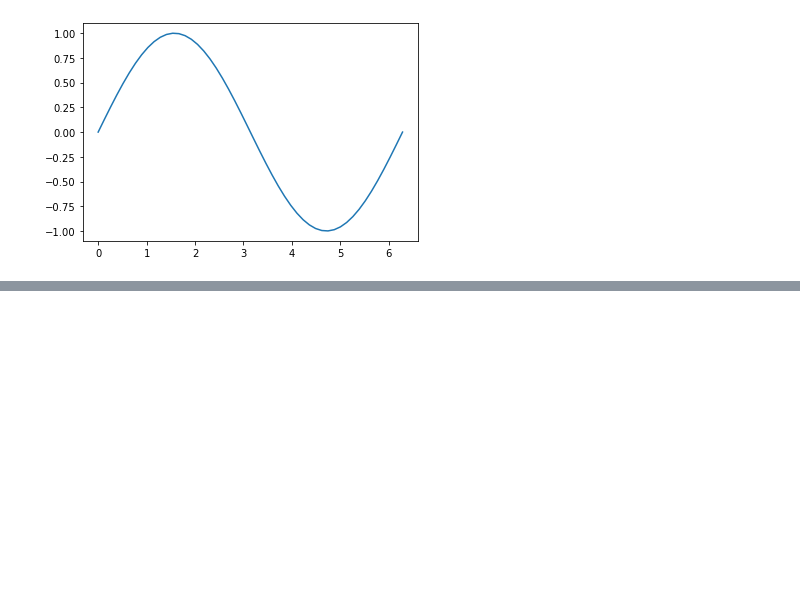
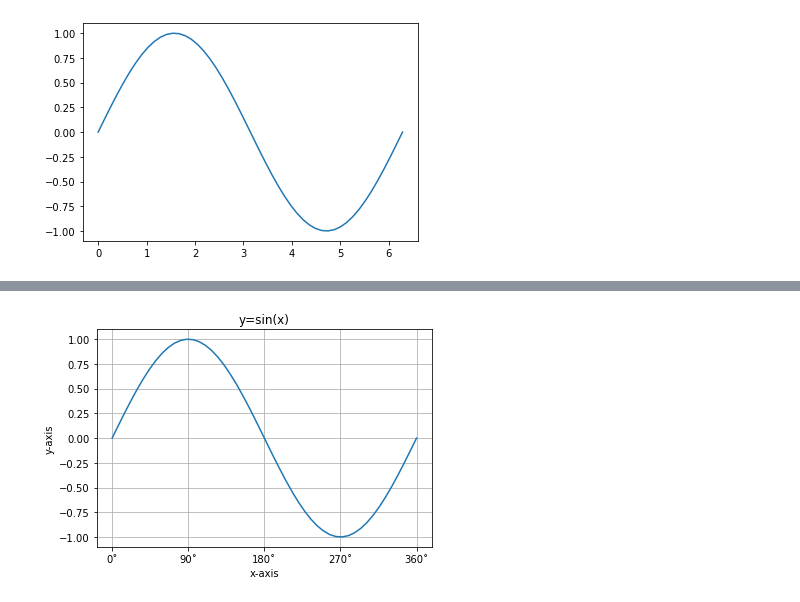
Before and after one commit to hyun031916/deep_learning_project, a Jupyter notebook: 한 종류의 데이터 시각화하기.ipynb, the cells around one changed output, grey strips where cells are left out. Saved outputs shown, nothing was run; the diff lists cells and outputs as text; code cells hidden in the pictures; blank space fills up the shorter version.

```diff
--- a/한 종류의 데이터 시각화하기.ipynb
+++ b/한 종류의 데이터 시각화하기.ipynb
@@ -20,0 +96,33 @@ plt.show()
+# %%
+#그래프 축에 눈금 설정하기
+
+import matplotlib.pyplot as plt
+import numpy as np
+
+%matplotlib inline
+
+x = np.linspace(0, 2*np.pi)
+y = np.sin(x)
+
+#그래프 제목 설정
+plt.title("y=sin(x)")
+
+#그래프의 x축과 y축 이름 설정
+plt.xlabel("x-axis")
+plt.ylabel("y-axis")
+
+#그래프의 그리드 표시
+plt.grid(True)
+
+#positions와 labels 설정
+positions = [0, np.pi/2, np.pi, np.pi*3/2, np.pi*2]
+labels = ["0˚", "90˚", "180˚", "270˚", "360˚"]
+
+#그래프의 x 축 눈금 설정
+plt.xticks(positions, labels)
+
+#데이터 x, y를 그래프에 플롯하기
+plt.plot(x, y)
+plt.show()
+# %% [output]
+[figure, added]
```
Also changed, not shown: parts of 4 cells of this notebook.
